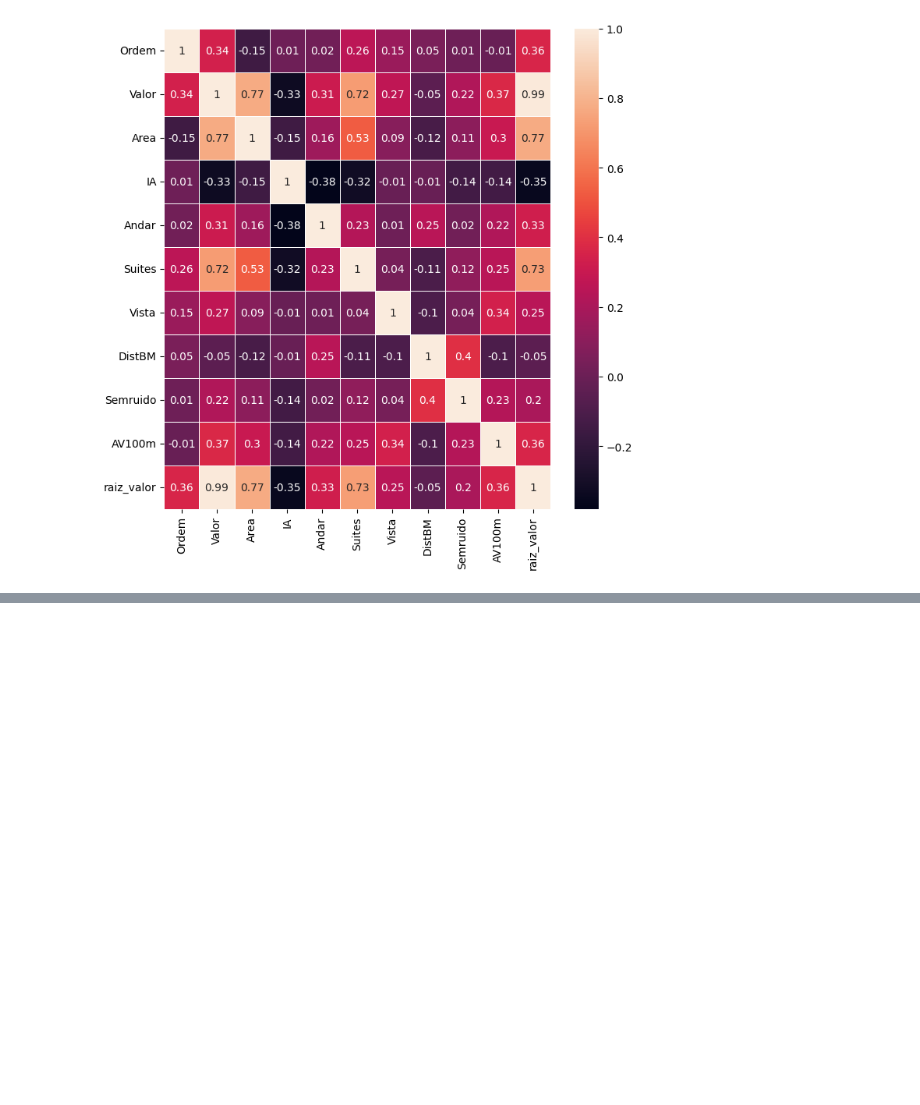
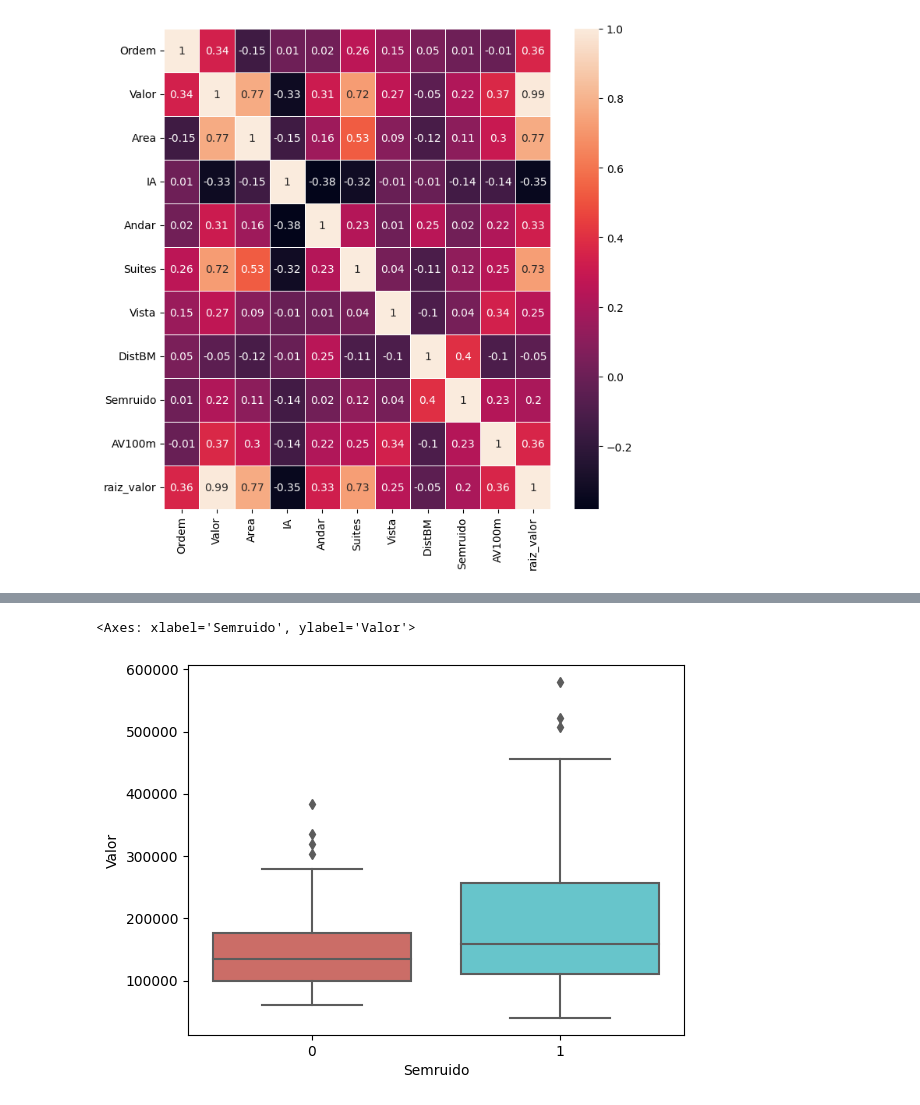
Before and after one commit to icarocarmona/pos-tech-dtat, a Jupyter notebook: f2_ml_and_time_series/ml_with_python/Aula_4_Avaliando_o_Melhor_Modelo_de_Regressão.ipynb, the cells around one changed output, grey strips where cells are left out. Saved outputs shown, nothing was run; the diff lists cells and outputs as text; code cells hidden in the pictures; blank space fills up the shorter version.

```diff
--- a/f2_ml_and_time_series/ml_with_python/Aula_4_Avaliando_o_Melhor_Modelo_de_Regressão.ipynb
+++ b/f2_ml_and_time_series/ml_with_python/Aula_4_Avaliando_o_Melhor_Modelo_de_Regressão.ipynb
@@ -135,0 +157,5 @@ sb.heatmap(data=correlation_matrix, annot=True, linewidths=.5, ax=ax)
+# %%
+sb.boxplot(data=imoveis, x="Semruido", y="Valor", palette="hls")
+# %% [output]
+<Axes: xlabel='Semruido', ylabel='Valor'>
+[figure, added]
```
Also changed, not shown: parts of 26 cells of this notebook.
